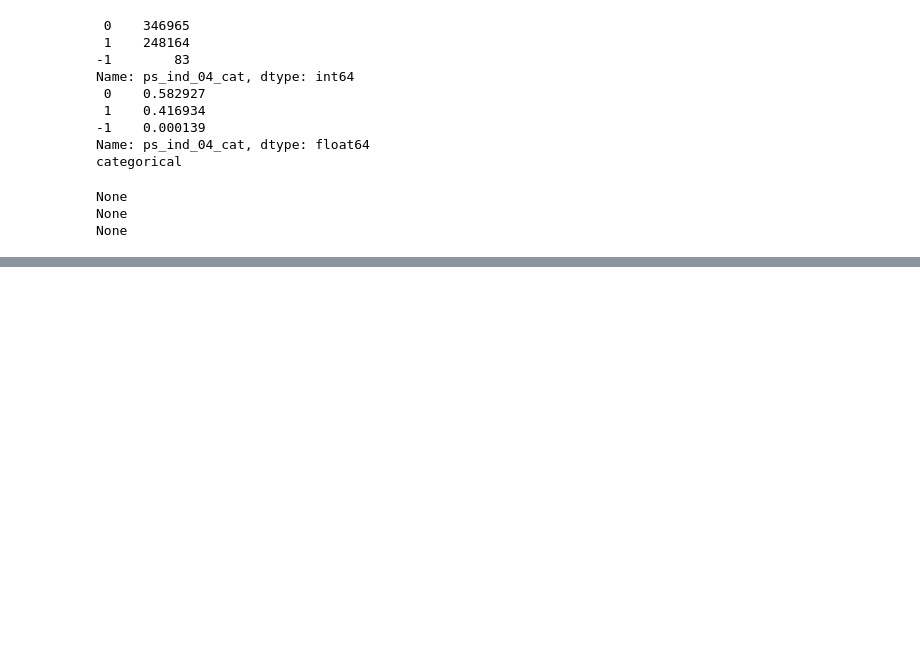
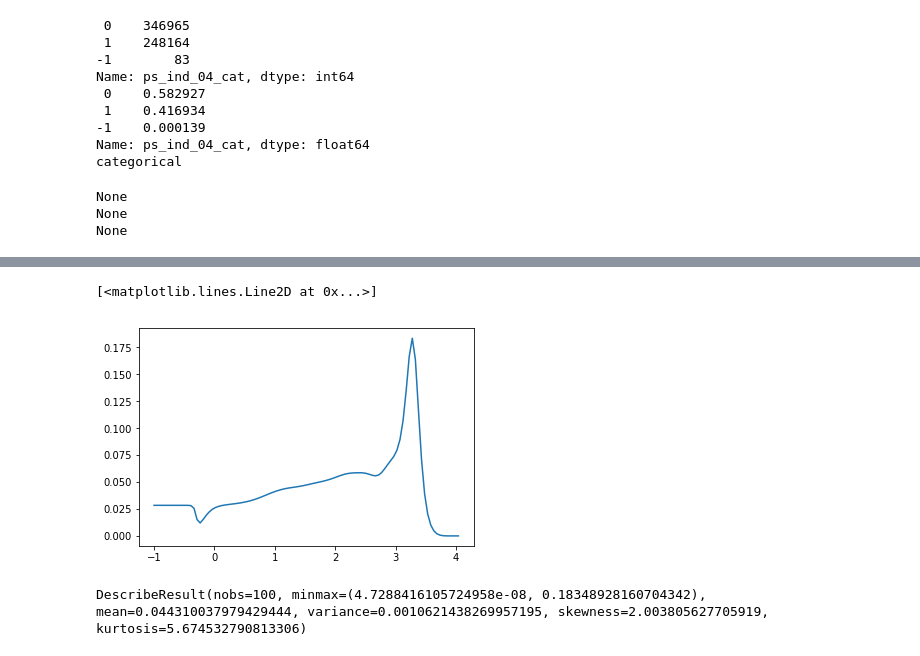
Before and after one commit to TangoJP/porto_seguro, a Jupyter notebook: testing_refactoring1.ipynb, the cells around one changed output, grey strips where cells are left out. Cells and saved outputs as stored; diff of their text form; code cells hidden in the pictures; blank space fills up the shorter version.

```diff
--- a/testing_refactoring1.ipynb
+++ b/testing_refactoring1.ipynb
@@ -162,0 +225,11 @@ f3.estimateKD(bw=0.055, hist_bins=20)
+# %%
+a = f3.calculateDensityRatio(target, np.linspace(f3.min_value, f3.max_value, 100), bw=0.15)
+# %%
+plt.plot(np.linspace(f3.min_value, f3.max_value, 100), a)
+# %% [output]
+[<matplotlib.lines.Line2D at 0x...>]
+[figure, added]
+# %%
+scipy.stats.describe(a)
+# %% [output]
+DescribeResult(nobs=100, minmax=(4.7288416105724958e-08, 0.18348928160704342), mean=0.044310037979429444, variance=0.0010621438269957195, skewness=2.003805627705919, kurtosis=5.674532790813306)
```
Also changed, not shown: parts of 17 cells of this notebook, 17 other files.
